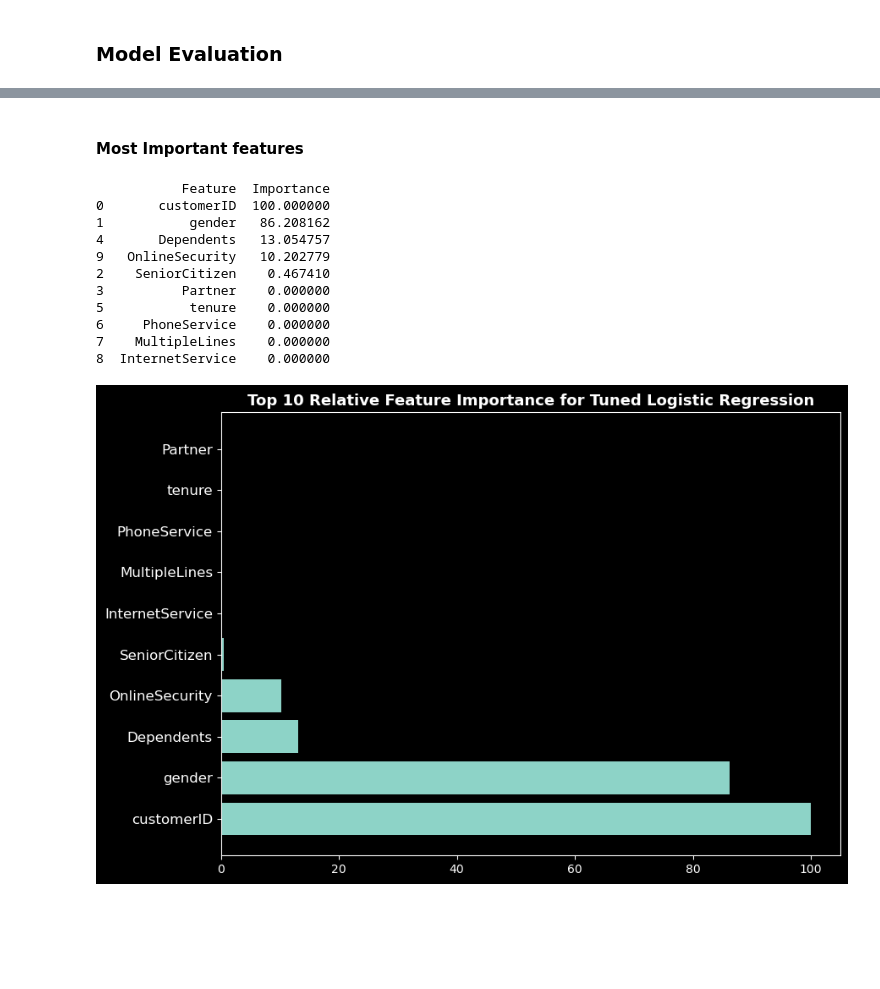
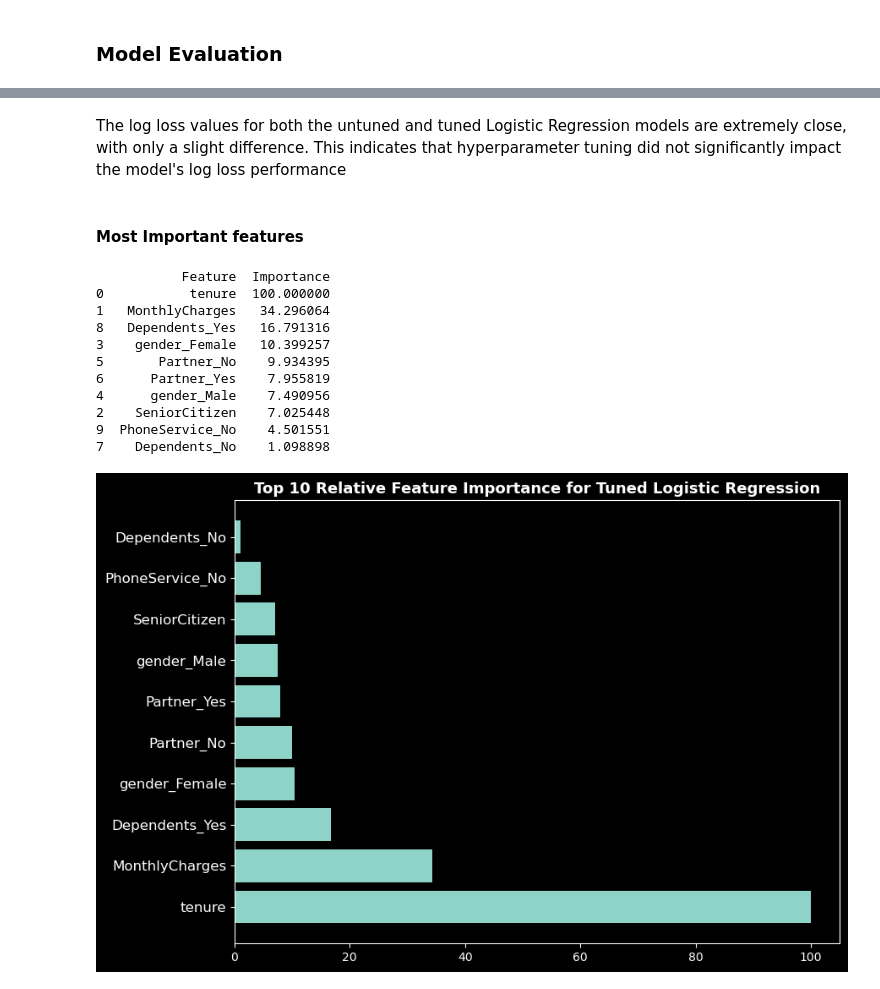
Before and after one commit to marwa9975/Telco_Customer_Churn_Analysis, a Jupyter notebook: notebook.ipynb, the cells around one changed output, grey strips where cells are left out. Drawn from its saved outputs; the diff is of its cells as text; code cells hidden in the pictures; blank space fills up the shorter version.

```diff
--- a/notebook.ipynb
+++ b/notebook.ipynb
@@ -427,13 +441,11 @@ plt.show()
 # %%
-service_cols = ['OnlineSecurity', 'OnlineBackup', 'DeviceProtection', 'TechSupport', 'StreamingTV', 'StreamingMovies']
-
-for col in service_cols:
-    plt.figure(figsize=(8, 5))
-    sns.countplot(data=df, x=col, hue='Churn', palette='Set2')
-    plt.title(f'Churn by {col}')
-    plt.xlabel(col)
-    plt.ylabel('Count')
-    plt.xticks(rotation=45)
-    plt.legend(title='Churn', loc='upper right', labels=['No', 'Yes'])
-    plt.show()
+# plot
+plt.figure(figsize=(10, 6))
+sns.countplot(data=df, x='PaymentMethod', hue='Churn', palette='Set2')
+plt.title('Churn by Payment Method')
+plt.xlabel('Payment Method')
+plt.ylabel('Count')
+plt.xticks(rotation=45)
+plt.legend(title='Churn', loc='upper right', labels=['No', 'Yes'])
+plt.show()
 # %% [output]
@@ -581,7 +595,7 @@ X.head()
 One-hot encoding is a technique used to transform categorical variables into a format that machine learning models can understand. It turns categories into individual binary (0 or 1) features, effectively representing each category as a unique switch that is either on (1) or off (0). This conversion is necessary to enable classification models to work with categorical data and make predictions effectively
 # %%
 # List of columns in the dataset
-categorical_columns = ['gender', 'SeniorCitizen', 'Partner', 'Dependents', 'PhoneService',
+categorical_columns = ['gender', 'Partner', 'Dependents', 'PhoneService',
                        'MultipleLines', 'InternetService', 'OnlineSecurity', 'OnlineBackup',
                        'DeviceProtection', 'TechSupport', 'StreamingTV', 'StreamingMovies',
                        'Contract', 'PaperlessBilling', 'PaymentMethod']
@@ -613,7 +627,7 @@ X_encoded_df.head()
 Scaling the numerical features is a necessary preparation step before applying SMOTE (Synthetic Minority Over-sampling Technique) to handle imbalanced class distribution in the target variable. Scaling ensures that numerical features are on a similar scale, making them directly comparable. This is important because SMOTE generates synthetic samples to balance classes, and we want these synthetic samples to be consistent with the original data. Scaling prevents introducing unnecessary bias by ensuring that both original and synthetic samples are within the same scaled range. Therefore, it's advisable to scale the numerical features before using SMOTE to create a balanced dataset for modeling
 # %%
 # Define the list of numerical columns to be scaled
-numerical_columns = ['tenure', 'MonthlyCharges']
+numerical_columns = ['tenure', 'MonthlyCharges', 'SeniorCitizen']
 # Initialize the StandardScaler
 scaler = StandardScaler()
 
@@ -1031,7 +1049,7 @@ To further elevate model performance, I will conduct hyperparameter optimization
 The hyperparameters of the logistic regression could be further tuned to achieve the better performance
 # %%
 # Create the pipeline for logistic regression model with increased max_iter and tol
-pipe_logreg = Pipeline([('logreg', LogisticRegression(max_iter=1000, tol=0.001))])
+pipe_logreg = Pipeline([('logreg', LogisticRegression(max_iter=1000, solver='saga', tol=0.001))])
 
 # Define the hyperparameter grid for tuning
 param_grid = {
@@ -1091,38 +1111,40 @@ Log Loss: 0.4782189204805083
+# %% [markdown]
+The log loss values for both the untuned and tuned Logistic Regression models are extremely close, with only a slight difference. This indicates that hyperparameter tuning did not significantly impact the model's log loss performance
 # %% [markdown]
 #### Most Important features
 # %%
 # Get the coefficients from the best model
 feature_importance_tuned = abs(best_model.named_steps['logreg'].coef_[0])
 
 # Normalize the feature importances
 feature_importance_tuned = 100.0 * (feature_importance_tuned / feature_importance_tuned.max())
 
 # Select top 10 features
 top_n = 10
 feature_importance_tuned = feature_importance_tuned[:top_n]
 #Get the names of the features
-feature_names = X.columns.tolist()
+feature_names = X_final.columns.tolist()
 top_feature_names = feature_names[:top_n]
 # Create a DataFrame with the results
 result_df = pd.DataFrame({'Feature': top_feature_names, 'Importance': feature_importance_tuned})
 
 # Sort the DataFrame by Importance (highest to lowest)
 result_df = result_df.sort_values(by='Importance', ascending=False)
 
 # Print the sorted DataFrame
 print(result_df)
 # call the function
 plot_top_feature_importance(feature_importance_tuned, top_feature_names, top_n=top_n, model_name='Tuned Logistic Regression')
 # %% [output]
            Feature  Importance
-0       customerID  100.000000
-1           gender   86.208162
-4       Dependents   13.054757
-9   OnlineSecurity   10.202779
-2    SeniorCitizen    0.467410
-3          Partner    0.000000
-5           tenure    0.000000
-6     PhoneService    0.000000
-7    MultipleLines    0.000000
-8  InternetService    0.000000
+0           tenure  100.000000
+1   MonthlyCharges   34.296064
+8   Dependents_Yes   16.791316
+3    gender_Female   10.399257
+5       Partner_No    9.934395
+6      Partner_Yes    7.955819
+4      gender_Male    7.490956
+2    SeniorCitizen    7.025448
+9  PhoneService_No    4.501551
+7    Dependents_No    1.098898
-[figure, old version]
+[figure, new version]
```
Also changed, not shown: parts of 62 cells of this notebook.
